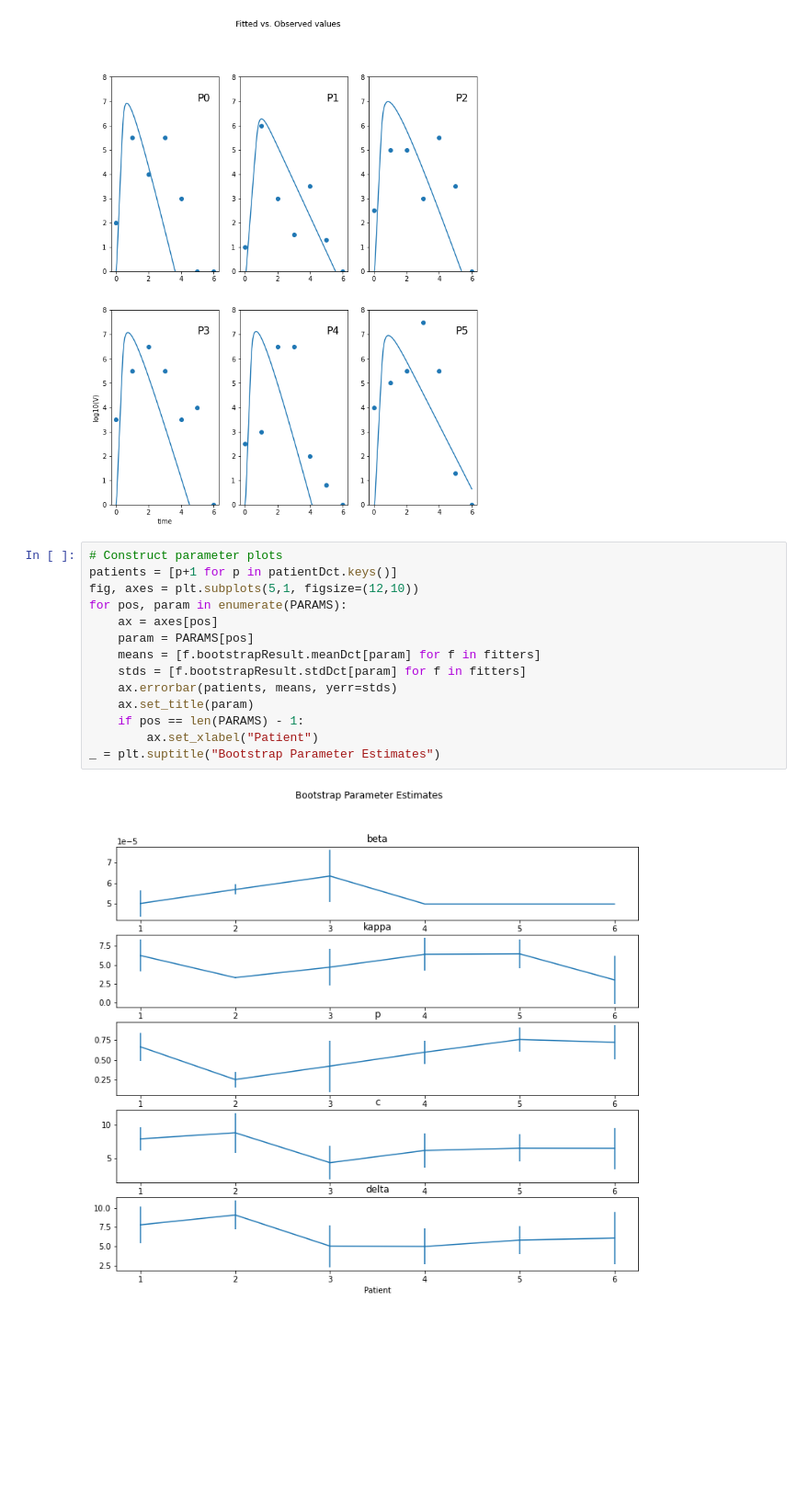
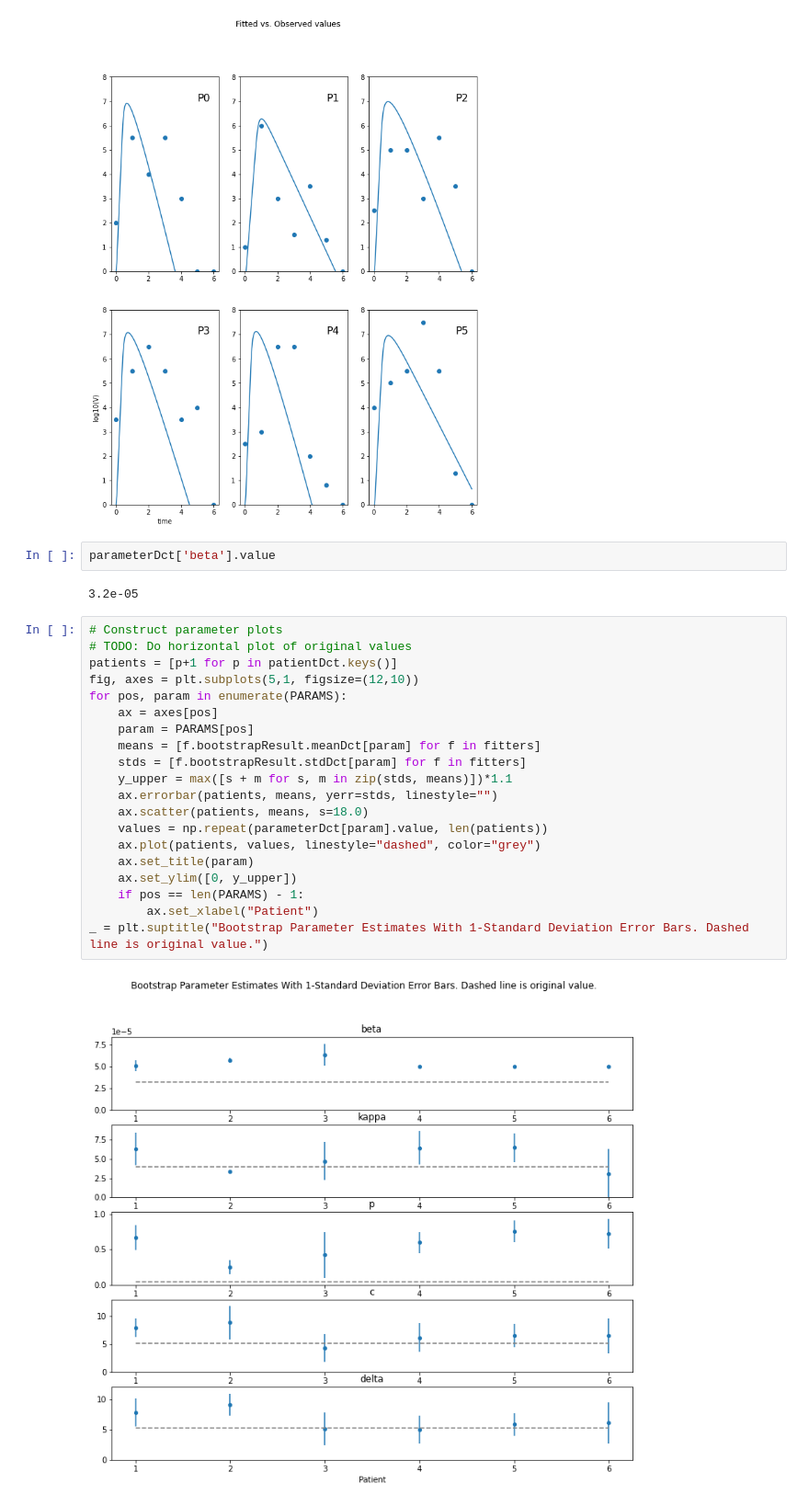
Before and after one commit to sys-bio/SBstoat, a Jupyter notebook: examples/virus/virus_analysis.ipynb, the cells around one changed output. Shown at 92% size. Drawn from its saved outputs; the diff is of its cells as text; blank space fills up the shorter version.

```diff
--- a/examples/virus/virus_analysis.ipynb
+++ b/examples/virus/virus_analysis.ipynb
@@ -315,19 +316,29 @@ for idx, patient in enumerate(patientDct.keys()):
 _ = plt.suptitle("Fitted vs. Observed values")
 # %% [output]
 [figure]
+# %%
+parameterDct['beta'].value
+# %% [output]
+3.2e-05
 # %%
 # Construct parameter plots
+# TODO: Do horizontal plot of original values
 patients = [p+1 for p in patientDct.keys()]
 fig, axes = plt.subplots(5,1, figsize=(12,10))
 for pos, param in enumerate(PARAMS):
     ax = axes[pos]
     param = PARAMS[pos]
     means = [f.bootstrapResult.meanDct[param] for f in fitters]
     stds = [f.bootstrapResult.stdDct[param] for f in fitters]
-    ax.errorbar(patients, means, yerr=stds)
+    y_upper = max([s + m for s, m in zip(stds, means)])*1.1
+    ax.errorbar(patients, means, yerr=stds, linestyle="")
+    ax.scatter(patients, means, s=18.0)
+    values = np.repeat(parameterDct[param].value, len(patients))
+    ax.plot(patients, values, linestyle="dashed", color="grey")
     ax.set_title(param)
+    ax.set_ylim([0, y_upper])
     if pos == len(PARAMS) - 1:
         ax.set_xlabel("Patient")
-_ = plt.suptitle("Bootstrap Parameter Estimates")
+_ = plt.suptitle("Bootstrap Parameter Estimates With 1-Standard Deviation Error Bars. Dashed line is original value.")
 # %% [output]
-[figure, old version]
+[figure, new version]
```
Also changed, not shown: parts of 1 cell of this notebook.
